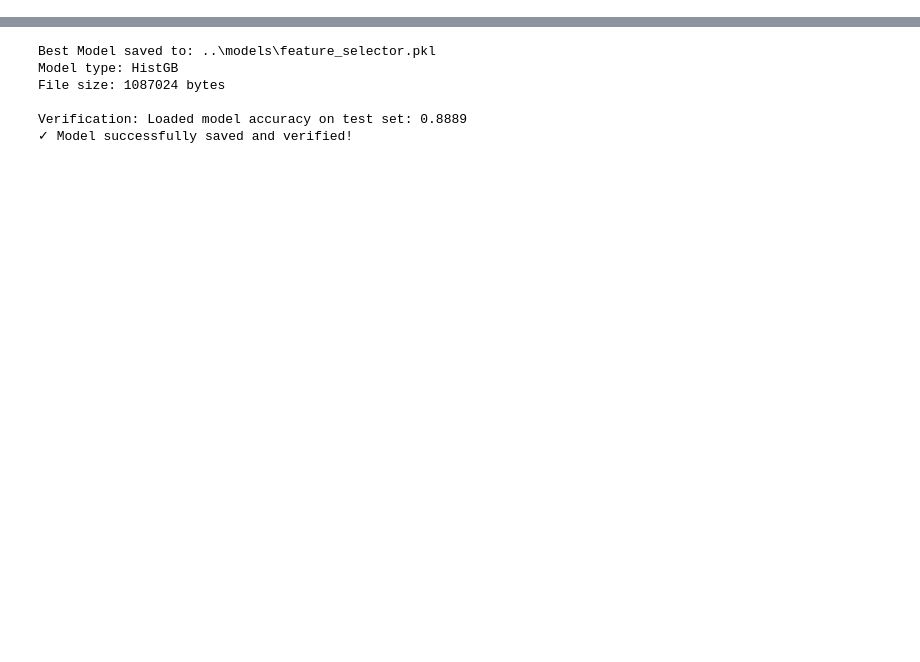
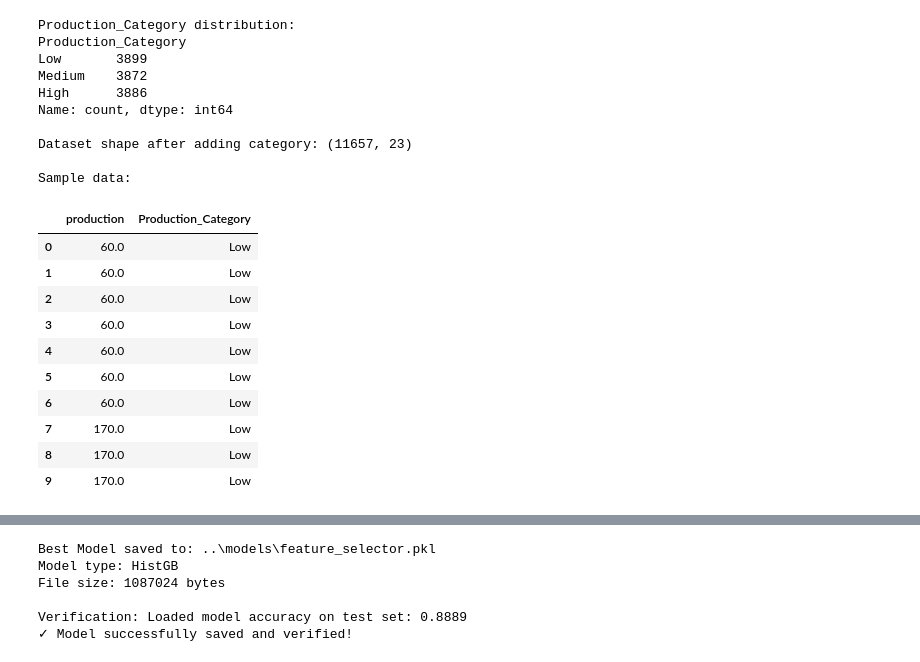
Before and after one commit to KhushiChandak04/Aquaculture-MajorProject, a Jupyter notebook: notebooks/04_genomic_xai_janhavi.ipynb, the cells around one changed output, grey strips where cells are left out. Cells and saved outputs as stored; diff of their text form; code cells hidden in the pictures; blank space fills up the shorter version.

```diff
--- a/notebooks/04_genomic_xai_janhavi.ipynb
+++ b/notebooks/04_genomic_xai_janhavi.ipynb
@@ -84,0 +81,34 @@ print(f"Saved metrics -> {METRICS_PATH}")
+# %%
+# ============================================================
+# CREATE PRODUCTION CATEGORY
+# ============================================================
+# Create 3 production categories (Low, Medium, High) using quantile-based binning
+df['Production_Category'] = pd.qcut(df['production'], q=3, labels=['Low', 'Medium', 'High'])
+
+print("Production_Category distribution:")
+print(df['Production_Category'].value_counts().sort_index())
+print(f"\nDataset shape after adding category: {df.shape}")
+print("\nSample data:")
+df[['production', 'Production_Category']].head(10)
+# %% [output]
+Production_Category distribution:
+Production_Category
+Low       3899
+Medium    3872
+High      3886
+Name: count, dtype: int64
+
+Dataset shape after adding category: (11657, 23)
+
+Sample data:
+|  | production | Production_Category |
+| 0 | 60.0 | Low |
+| 1 | 60.0 | Low |
+| 2 | 60.0 | Low |
+| 3 | 60.0 | Low |
+| 4 | 60.0 | Low |
+| 5 | 60.0 | Low |
+| 6 | 60.0 | Low |
+| 7 | 170.0 | Low |
+| 8 | 170.0 | Low |
+| 9 | 170.0 | Low |
```
Also changed, not shown: parts of 15 cells of this notebook.
